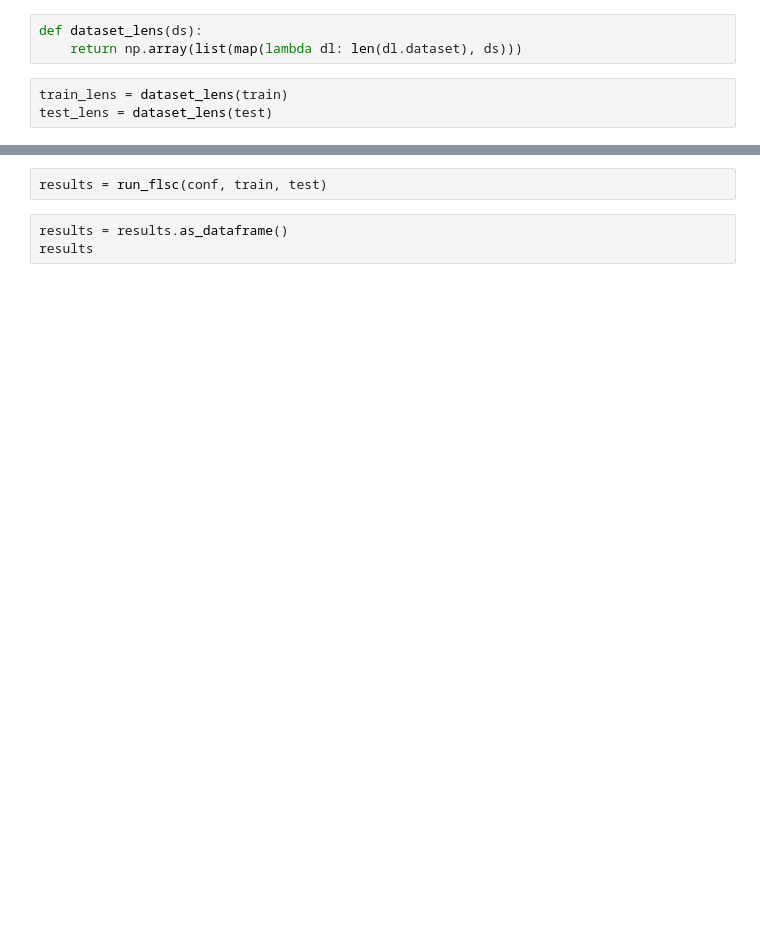
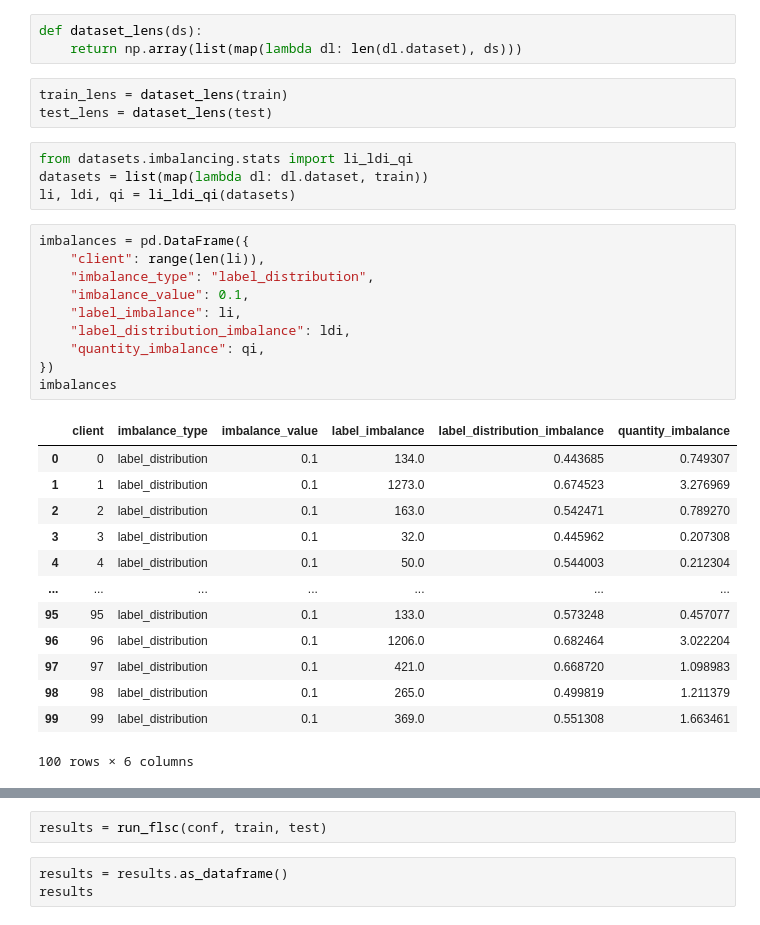
Before and after one commit to lmeinhold/client-benefit-contribution-cfl, a Jupyter notebook: notebooks/Basic Test.ipynb, the cells around one changed output, grey strips where cells are left out. Saved outputs shown, nothing was run; the diff lists cells and outputs as text; blank space fills up the shorter version.

Commit message:
Log data imbalance metrics

```diff
--- a/notebooks/Basic Test.ipynb
+++ b/notebooks/Basic Test.ipynb
@@ -27,6 +30,34 @@ def dataset_lens(ds):
 # %%
 train_lens = dataset_lens(train)
 test_lens = dataset_lens(test)
+# %%
+from datasets.imbalancing.stats import li_ldi_qi
+datasets = list(map(lambda dl: dl.dataset, train))
+li, ldi, qi = li_ldi_qi(datasets)
+# %%
+imbalances = pd.DataFrame({
+    "client": range(len(li)),
+    "imbalance_type": "label_distribution",
+    "imbalance_value": 0.1,
+    "label_imbalance": li,
+    "label_distribution_imbalance": ldi,
+    "quantity_imbalance": qi,
+})
+imbalances
+# %% [output]
+|  | client | imbalance_type | imbalance_value | label_imbalance | label_distribution_imbalance | quantity_imbalance |
+| 0 | 0 | label_distribution | 0.1 | 134.0 | 0.443685 | 0.749307 |
+| 1 | 1 | label_distribution | 0.1 | 1273.0 | 0.674523 | 3.276969 |
+| 2 | 2 | label_distribution | 0.1 | 163.0 | 0.542471 | 0.789270 |
+| 3 | 3 | label_distribution | 0.1 | 32.0 | 0.445962 | 0.207308 |
+| 4 | 4 | label_distribution | 0.1 | 50.0 | 0.544003 | 0.212304 |
+| ... | ... | ... | ... | ... | ... | ... |
+| 95 | 95 | label_distribution | 0.1 | 133.0 | 0.573248 | 0.457077 |
+| 96 | 96 | label_distribution | 0.1 | 1206.0 | 0.682464 | 3.022204 |
+| 97 | 97 | label_distribution | 0.1 | 421.0 | 0.668720 | 1.098983 |
+| 98 | 98 | label_distribution | 0.1 | 265.0 | 0.499819 | 1.211379 |
+| 99 | 99 | label_distribution | 0.1 | 369.0 | 0.551308 | 1.663461 |
+100 rows × 6 columns
 # %%
 sns.histplot(train_lens)
 # %% [output]
```
Also changed, not shown: parts of 8 cells of this notebook, 16 other files.
